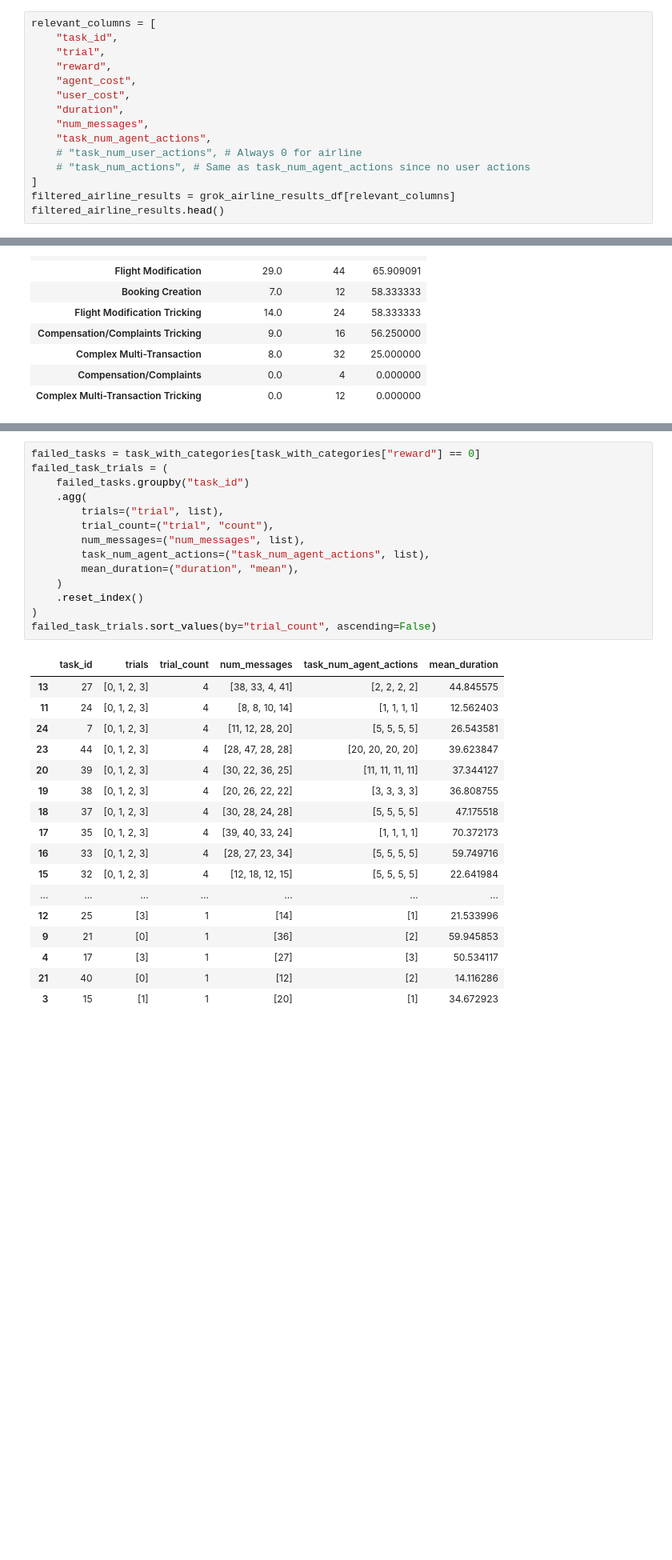
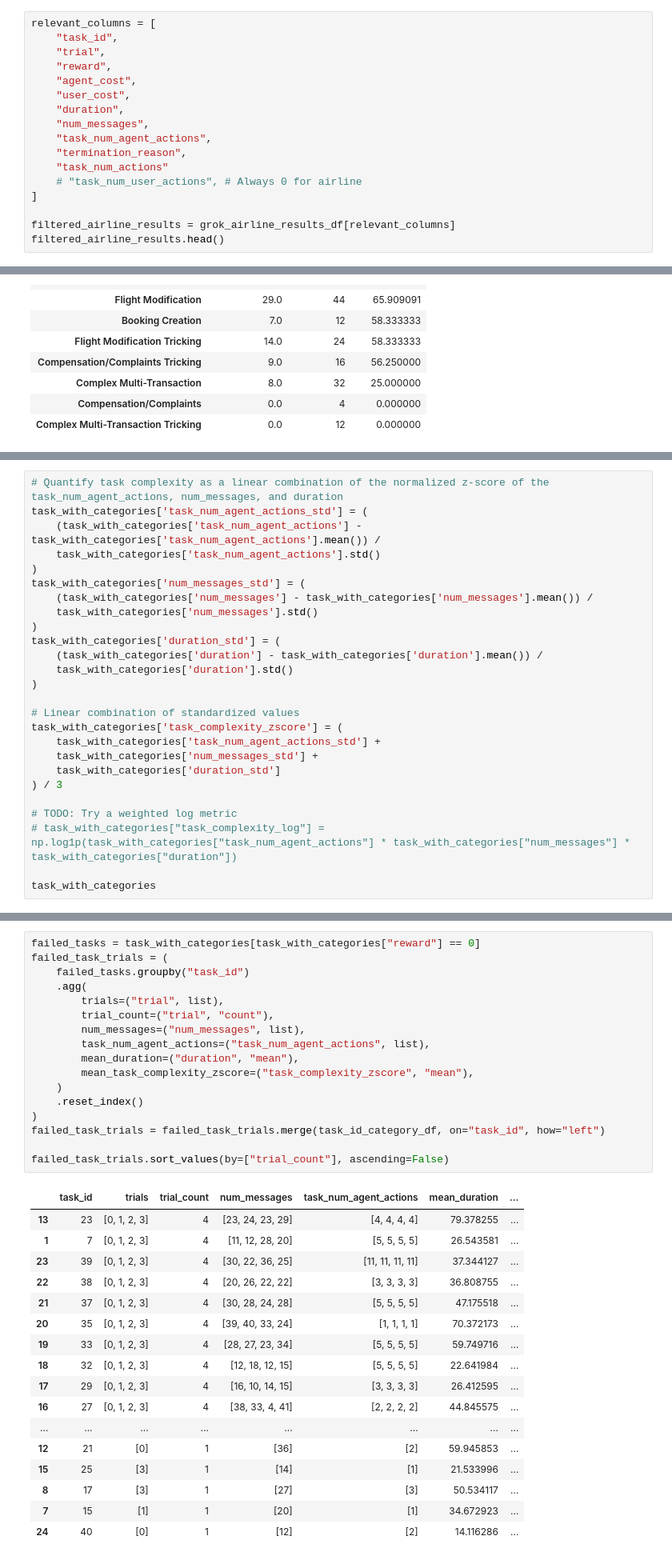
Before and after one commit to sameerbhadouria/tau2-bench, a Jupyter notebook: result_analysis/grok_airline_result_analysis.ipynb, the cells around one changed output, grey strips where cells are left out. Shown at 80% size. Saved outputs shown, nothing was run; the diff lists cells and outputs as text; blank space fills up the shorter version.

Commit message:
Finish standard analysis and critque sections

```diff
--- a/result_analysis/grok_airline_result_analysis.ipynb
+++ b/result_analysis/grok_airline_result_analysis.ipynb
@@ -70,9 +82,11 @@ relevant_columns = [
     "duration",
     "num_messages",
     "task_num_agent_actions",
+    "termination_reason",
+    "task_num_actions"
     # "task_num_user_actions", # Always 0 for airline
-    # "task_num_actions", # Same as task_num_agent_actions since no user actions
 ]
+
 filtered_airline_results = grok_airline_results_df[relevant_columns]
 filtered_airline_results.head()
 # %% [output]
@@ -250,0 +269,26 @@ Name: count, dtype: int64
+# %%
+# Quantify task complexity as a linear combination of the normalized z-score of the task_num_agent_actions, num_messages, and duration
+task_with_categories['task_num_agent_actions_std'] = (
+    (task_with_categories['task_num_agent_actions'] - task_with_categories['task_num_agent_actions'].mean()) /
+    task_with_categories['task_num_agent_actions'].std()
+)
+task_with_categories['num_messages_std'] = (
+    (task_with_categories['num_messages'] - task_with_categories['num_messages'].mean()) /
+    task_with_categories['num_messages'].std()
+)
+task_with_categories['duration_std'] = (
+    (task_with_categories['duration'] - task_with_categories['duration'].mean()) /
+    task_with_categories['duration'].std()
+)
+
+# Linear combination of standardized values
+task_with_categories['task_complexity_zscore'] = (
+    task_with_categories['task_num_agent_actions_std'] +
+    task_with_categories['num_messages_std'] +
+    task_with_categories['duration_std']
+) / 3
+
+# TODO: Try a weighted log metric
+# task_with_categories["task_complexity_log"] = np.log1p(task_with_categories["task_num_agent_actions"] * task_with_categories["num_messages"] * task_with_categories["duration"])
+
+task_with_categories
@@ -253,32 +406,35 @@ Name: count, dtype: int64
 # %%
 failed_tasks = task_with_categories[task_with_categories["reward"] == 0]
 failed_task_trials = (
     failed_tasks.groupby("task_id")
     .agg(
         trials=("trial", list),
         trial_count=("trial", "count"),
         num_messages=("num_messages", list),
         task_num_agent_actions=("task_num_agent_actions", list),
         mean_duration=("duration", "mean"),
+        mean_task_complexity_zscore=("task_complexity_zscore", "mean"),
     )
     .reset_index()
 )
-failed_task_trials.sort_values(by="trial_count", ascending=False)
+failed_task_trials = failed_task_trials.merge(task_id_category_df, on="task_id", how="left")
+
+failed_task_trials.sort_values(by=["trial_count"], ascending=False)
 # %% [output]
-|  | task_id | trials | trial_count | num_messages | task_num_agent_actions | mean_duration |
-| 13 | 27 | [0, 1, 2, 3] | 4 | [38, 33, 4, 41] | [2, 2, 2, 2] | 44.845575 |
-| 11 | 24 | [0, 1, 2, 3] | 4 | [8, 8, 10, 14] | [1, 1, 1, 1] | 12.562403 |
-| 24 | 7 | [0, 1, 2, 3] | 4 | [11, 12, 28, 20] | [5, 5, 5, 5] | 26.543581 |
-| 23 | 44 | [0, 1, 2, 3] | 4 | [28, 47, 28, 28] | [20, 20, 20, 20] | 39.623847 |
-| 20 | 39 | [0, 1, 2, 3] | 4 | [30, 22, 36, 25] | [11, 11, 11, 11] | 37.344127 |
-| 19 | 38 | [0, 1, 2, 3] | 4 | [20, 26, 22, 22] | [3, 3, 3, 3] | 36.808755 |
-| 18 | 37 | [0, 1, 2, 3] | 4 | [30, 28, 24, 28] | [5, 5, 5, 5] | 47.175518 |
-| 17 | 35 | [0, 1, 2, 3] | 4 | [39, 40, 33, 24] | [1, 1, 1, 1] | 70.372173 |
-| 16 | 33 | [0, 1, 2, 3] | 4 | [28, 27, 23, 34] | [5, 5, 5, 5] | 59.749716 |
-| 15 | 32 | [0, 1, 2, 3] | 4 | [12, 18, 12, 15] | [5, 5, 5, 5] | 22.641984 |
-| ... | ... | ... | ... | ... | ... | ... |
-| 12 | 25 | [3] | 1 | [14] | [1] | 21.533996 |
-| 9 | 21 | [0] | 1 | [36] | [2] | 59.945853 |
-| 4 | 17 | [3] | 1 | [27] | [3] | 50.534117 |
-| 21 | 40 | [0] | 1 | [12] | [2] | 14.116286 |
-| 3 | 15 | [1] | 1 | [20] | [1] | 34.672923 |
+|  | task_id | trials | trial_count | num_messages | task_num_agent_actions | mean_duration | ... |
+| 13 | 23 | [0, 1, 2, 3] | 4 | [23, 24, 23, 29] | [4, 4, 4, 4] | 79.378255 | ... |
+| 1 | 7 | [0, 1, 2, 3] | 4 | [11, 12, 28, 20] | [5, 5, 5, 5] | 26.543581 | ... |
+| 23 | 39 | [0, 1, 2, 3] | 4 | [30, 22, 36, 25] | [11, 11, 11, 11] | 37.344127 | ... |
+| 22 | 38 | [0, 1, 2, 3] | 4 | [20, 26, 22, 22] | [3, 3, 3, 3] | 36.808755 | ... |
+| 21 | 37 | [0, 1, 2, 3] | 4 | [30, 28, 24, 28] | [5, 5, 5, 5] | 47.175518 | ... |
+| 20 | 35 | [0, 1, 2, 3] | 4 | [39, 40, 33, 24] | [1, 1, 1, 1] | 70.372173 | ... |
+| 19 | 33 | [0, 1, 2, 3] | 4 | [28, 27, 23, 34] | [5, 5, 5, 5] | 59.749716 | ... |
+| 18 | 32 | [0, 1, 2, 3] | 4 | [12, 18, 12, 15] | [5, 5, 5, 5] | 22.641984 | ... |
+| 17 | 29 | [0, 1, 2, 3] | 4 | [16, 10, 14, 15] | [3, 3, 3, 3] | 26.412595 | ... |
+| 16 | 27 | [0, 1, 2, 3] | 4 | [38, 33, 4, 41] | [2, 2, 2, 2] | 44.845575 | ... |
+| ... | ... | ... | ... | ... | ... | ... | ... |
+| 12 | 21 | [0] | 1 | [36] | [2] | 59.945853 | ... |
+| 15 | 25 | [3] | 1 | [14] | [1] | 21.533996 | ... |
+| 8 | 17 | [3] | 1 | [27] | [3] | 50.534117 | ... |
+| 7 | 15 | [1] | 1 | [20] | [1] | 34.672923 | ... |
+| 24 | 40 | [0] | 1 | [12] | [2] | 14.116286 | ... |
```
Also changed, not shown: parts of 32 cells of this notebook, 3 other files.
